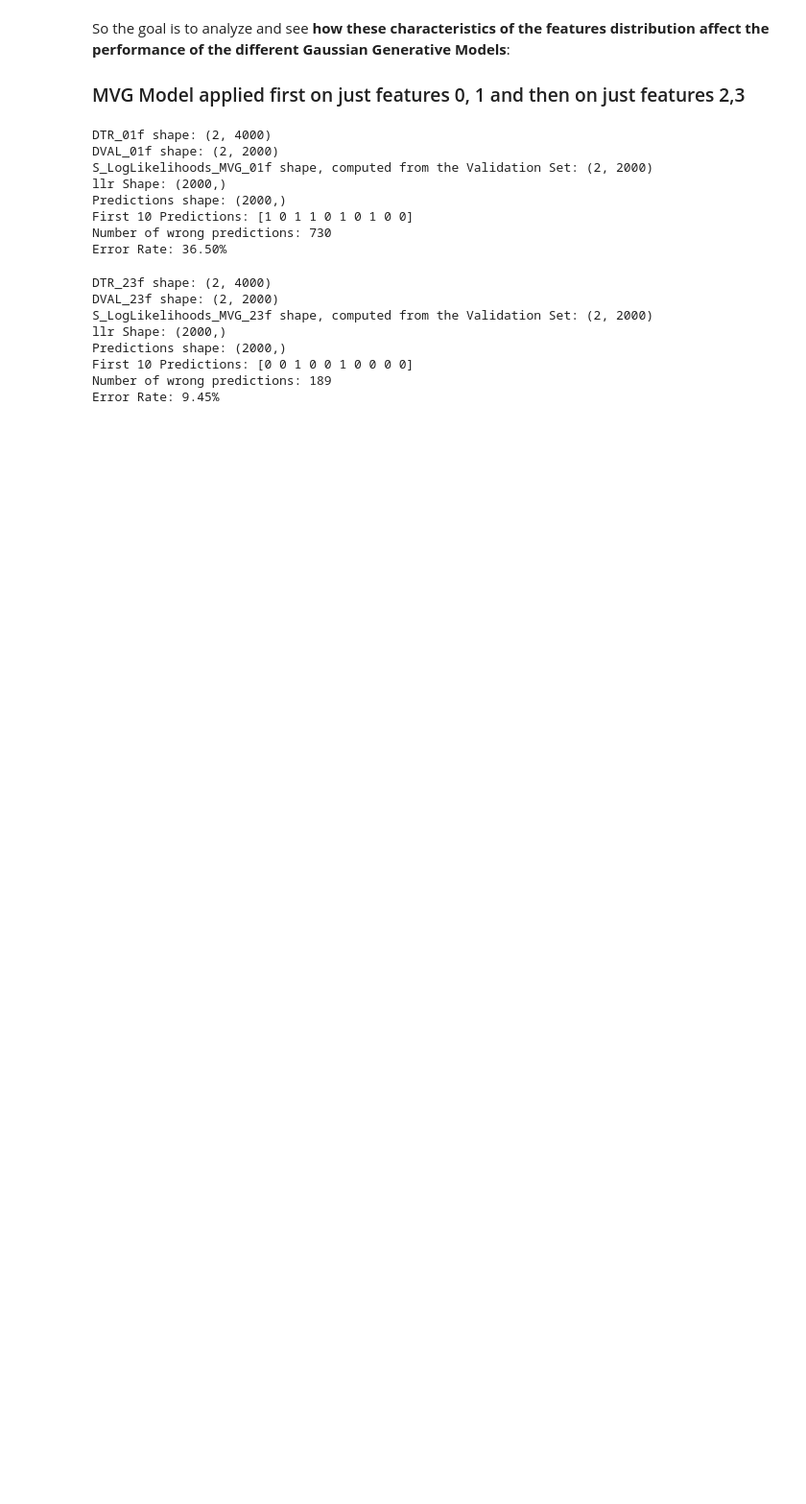
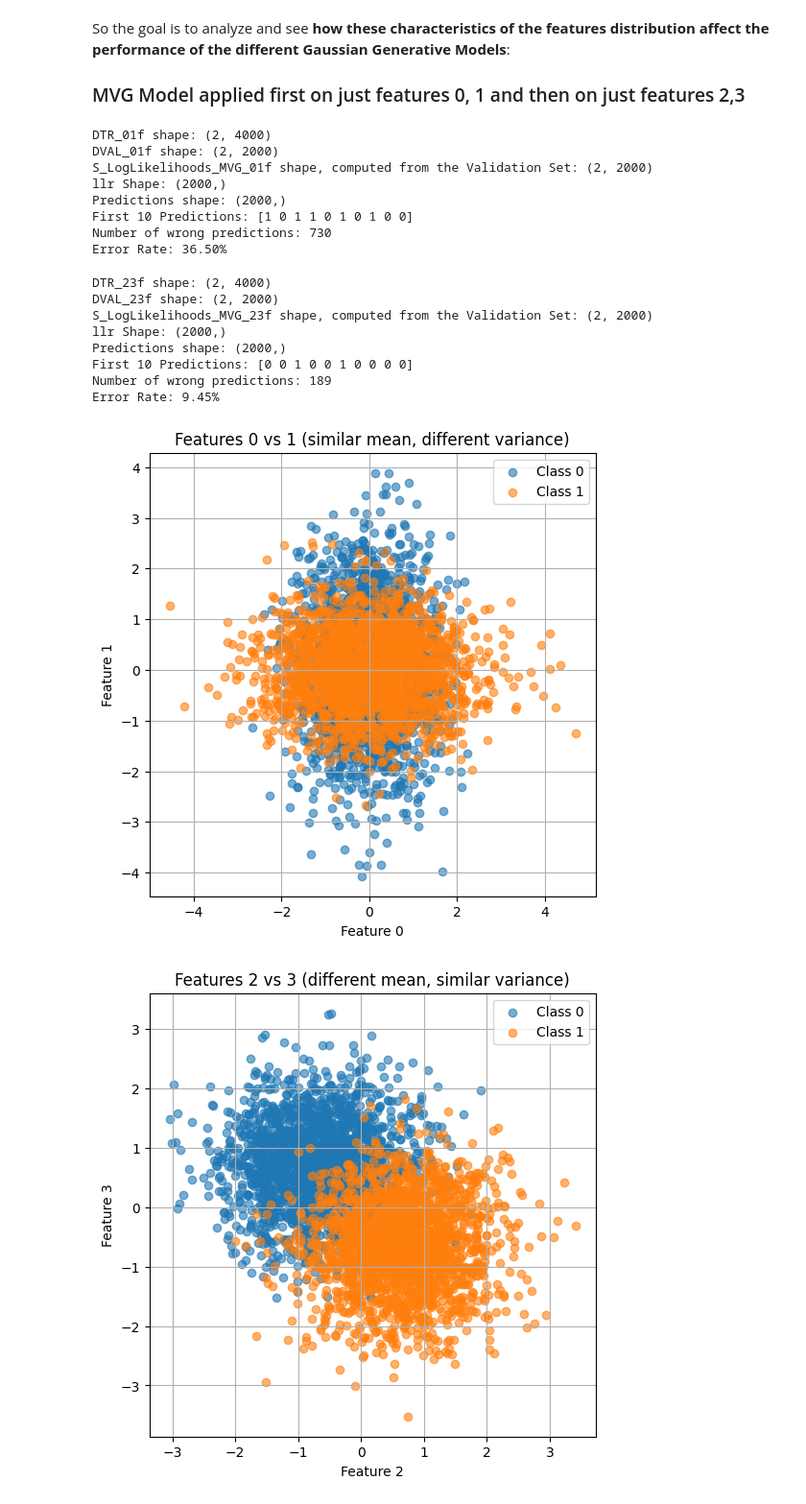
Before and after one commit to RiccardoRevalor/Fingerprint_Spoofing_Detection, a Jupyter notebook: gaussianClassifiers.ipynb, the cells around one changed output. Shown at 96% size. Saved outputs shown, nothing was run; the diff lists cells and outputs as text; code cells hidden in the pictures; blank space fills up the shorter version.

```diff
--- a/gaussianClassifiers.ipynb
+++ b/gaussianClassifiers.ipynb
@@ -1014,3 +1014,24 @@ Predictions shape: (2000,)
 First 10 Predictions: [0 0 1 0 0 1 0 0 0 0]
 Number of wrong predictions: 189
 Error Rate: 9.45%
+# %%
+def plot_features(DTR, LTR, f1, f2, title):
+    plt.figure(figsize=(6, 6))
+    for label in [0, 1]:
+        idx = (LTR == label)
+        plt.scatter(DTR[f1, idx], DTR[f2, idx], label=f"Class {label}", alpha=0.6)
+    plt.xlabel(f"Feature {f1}")
+    plt.ylabel(f"Feature {f2}")
+    plt.title(title)
+    plt.legend()
+    plt.grid(True)
+    plt.show()
+
+# Plot feature 0 and 1
+plot_features(DTR, LTR, 0, 1, "Features 0 vs 1 (similar mean, different variance)")
+
+# Plot feature 2 and 3
+plot_features(DTR, LTR, 2, 3, "Features 2 vs 3 (different mean, similar variance)")
+# %% [output]
+[figure, added]
+[figure, added]
```
Also changed, not shown: parts of 1 cell of this notebook.
